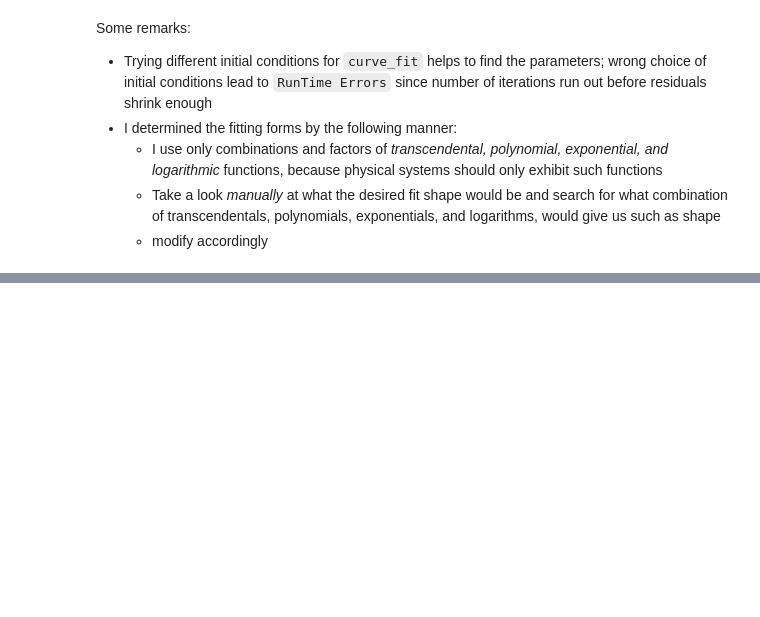
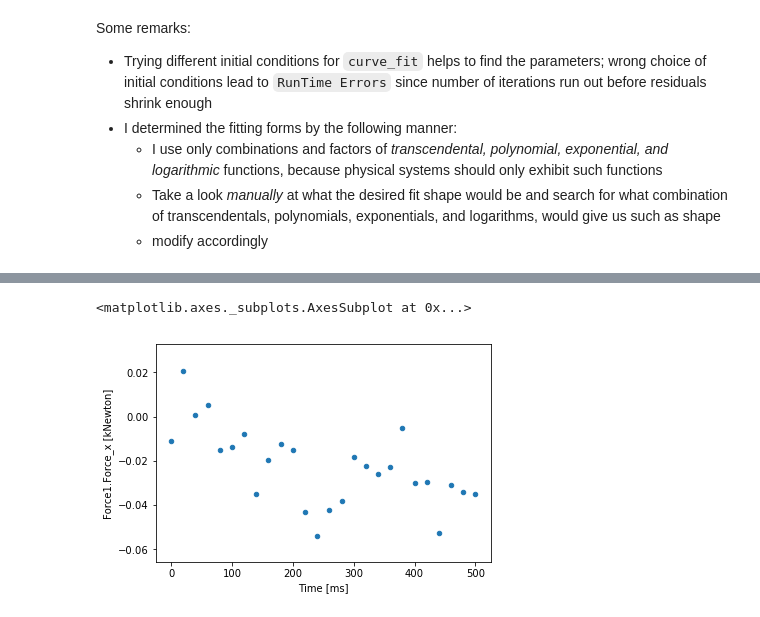
Before and after one commit to ernestyalumni/servetheloop, a Jupyter notebook: CurveFit/CurveFit.ipynb, the cells around one changed output, grey strips where cells are left out. Saved outputs shown, nothing was run; the diff lists cells and outputs as text; code cells hidden in the pictures; blank space fills up the shorter version.

```diff
--- a/CurveFit/CurveFit.ipynb
+++ b/CurveFit/CurveFit.ipynb
@@ -442,0 +538,5 @@ Some remarks:
+# %%
+XY1_A57.plot("Time [ms]", "Force1.Force_x [kNewton]", kind="scatter", title="XY 1")
+# %% [output]
+<matplotlib.axes._subplots.AxesSubplot at 0x...>
+[figure, added]
```
Also changed, not shown: parts of 30 cells of this notebook.
